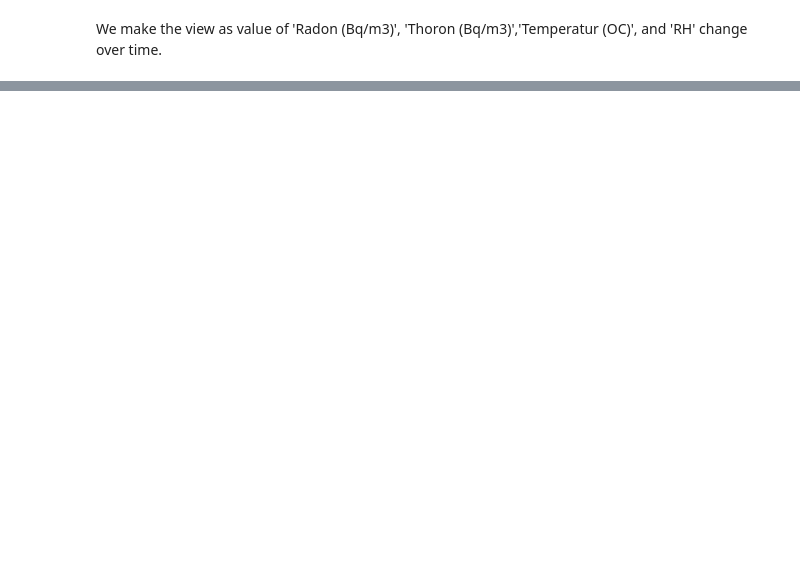
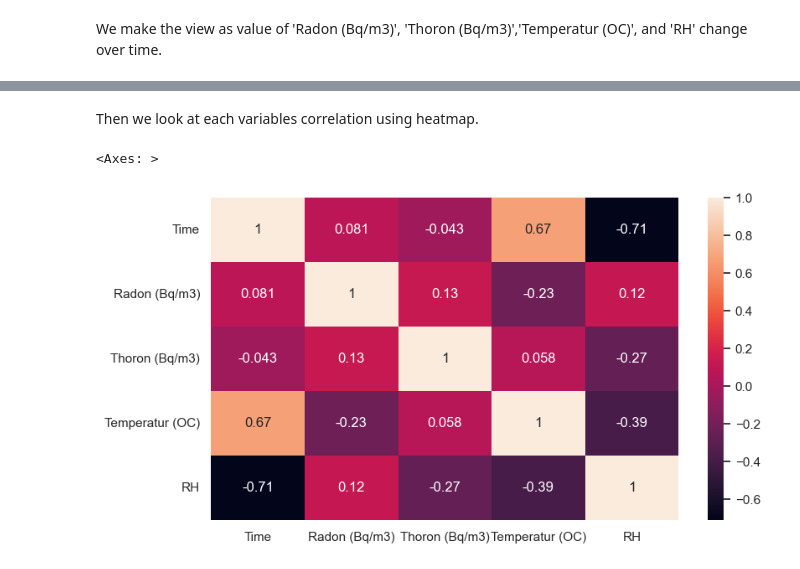
Before and after one commit to muh-imadudin/JupyterLab, a Jupyter notebook: Data Penelitian BRIN/Radon-Thoron Analysis.ipynb, the cells around one changed output, grey strips where cells are left out. Cells and saved outputs as stored; diff of their text form; code cells hidden in the pictures; blank space fills up the shorter version.

```diff
--- a/Data Penelitian BRIN/Radon-Thoron Analysis.ipynb
+++ b/Data Penelitian BRIN/Radon-Thoron Analysis.ipynb
@@ -113,0 +100,4 @@ plt.show()
+# %%
+df.drop(columns=['Std Radon', 'Std Thoron', 'Code'], inplace=True)
+
+df
@@ -113,0 +116,8 @@ plt.show()
+# %% [markdown]
+Then we look at each variables correlation using heatmap.
+# %%
+plt.figure(figsize=(9,5))
+sns.heatmap(df.corr(), annot=True)
+# %% [output]
+<Axes: >
+[figure, added]
```
Also changed, not shown: parts of 13 cells of this notebook.
